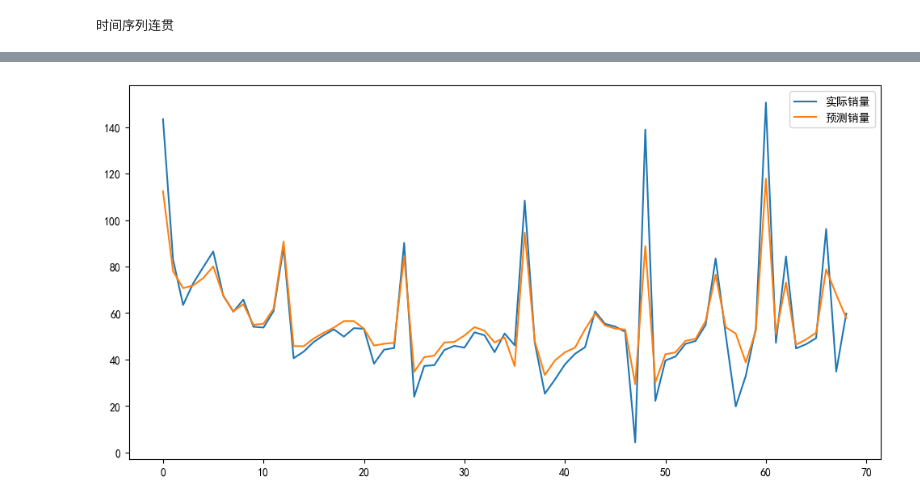
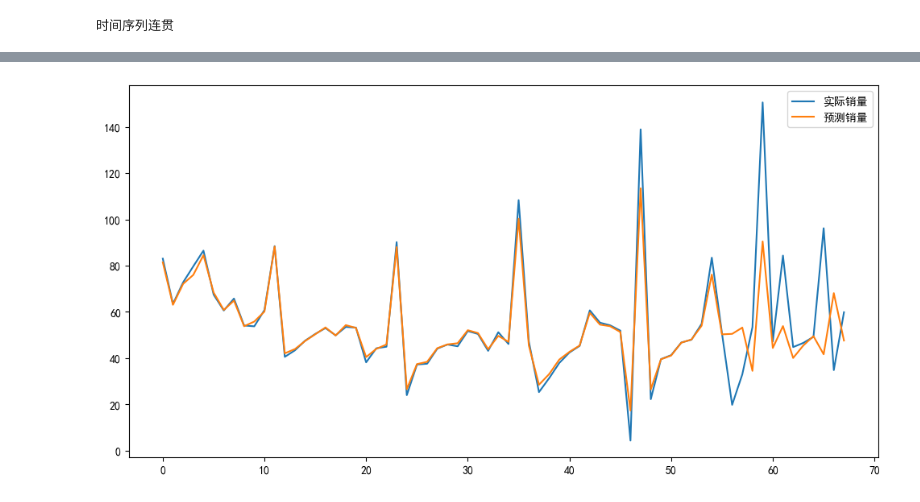
Before and after one commit to hh66911/2024-dingding-A, a Jupyter notebook: xgboost.ipynb, the cells around one changed output, grey strips where cells are left out. Saved outputs shown, nothing was run; the diff lists cells and outputs as text; code cells hidden in the pictures.

```diff
--- a/xgboost.ipynb
+++ b/xgboost.ipynb
@@ -11,7 +11,7 @@ import model_predict
 plt.rcParams['font.sans-serif'] = ['SimHei']
 plt.rcParams['axes.unicode_minus'] = False  # 解决负号显示问题
 # %%
-series, scaler = model_predict.read_data_series(scale=True)
+series, scaler = model_predict.read_data_series(scale=False), None
 features, targets = model_predict.gen_xgboost_data(series)
 # %% [output]
 时间序列连贯
@@ -23,9 +18,10 @@ model_predict.plot_series_info(series)
 # %%
 # 划分训练集和测试集
-X_train, X_test, y_train, y_test = train_test_split(features, targets, test_size=0.2)
+X_train, X_test, y_train, y_test = train_test_split(features, targets, test_size=12/len(features), shuffle=False)
+# X_train, X_test, y_train, y_test = train_test_split(features, targets, test_size=0.2)
 # %%
 # 创建XGBoost模型
-model = xgb.XGBRegressor(objective='reg:squarederror', n_estimators=100, learning_rate=0.02, gamma=0, subsample=0.75,
+model = xgb.XGBRegressor(objective='reg:squarederror', n_estimators=50, learning_rate=0.07, gamma=0, subsample=0.75,
                          colsample_bytree=1, max_depth=7)
 
 # 训练模型
@@ -55,16 +51,20 @@ MAPE: 0.27
 # %%
 # 预测和评估
 y_pred = model.predict(features)
-y_pred_inv = scaler.inverse_transform(y_pred.reshape(-1, 1)).reshape(-1)
-y_test_inv = scaler.inverse_transform(y_test.reshape(-1, 1)).reshape(-1)
-y_train_inv = scaler.inverse_transform(y_train.reshape(-1, 1)).reshape(-1)
-targets_inv = scaler.inverse_transform(targets.reshape(-1, 1)).reshape(-1)
+if scaler != None:
+    y_pred_inv = scaler.inverse_transform(y_pred.reshape(-1, 1)).reshape(-1)
+    y_test_inv = scaler.inverse_transform(y_test.reshape(-1, 1)).reshape(-1)
+    y_train_inv = scaler.inverse_transform(y_train.reshape(-1, 1)).reshape(-1)
+    targets_inv = scaler.inverse_transform(targets.reshape(-1, 1)).reshape(-1)
+else:
+    targets_inv = targets
+    y_pred_inv = y_pred
 
 # 绘制预测结果
 plt.figure(figsize=(12, 6))
 plt.plot(targets_inv, label='实际销量')
 plt.plot(y_pred_inv, label='预测销量')
 plt.legend()
 plt.show()
 # %% [output]
-[figure, old version]
+[figure, new version]
```
Also changed, not shown: parts of 3 cells of this notebook, 2 other files.
